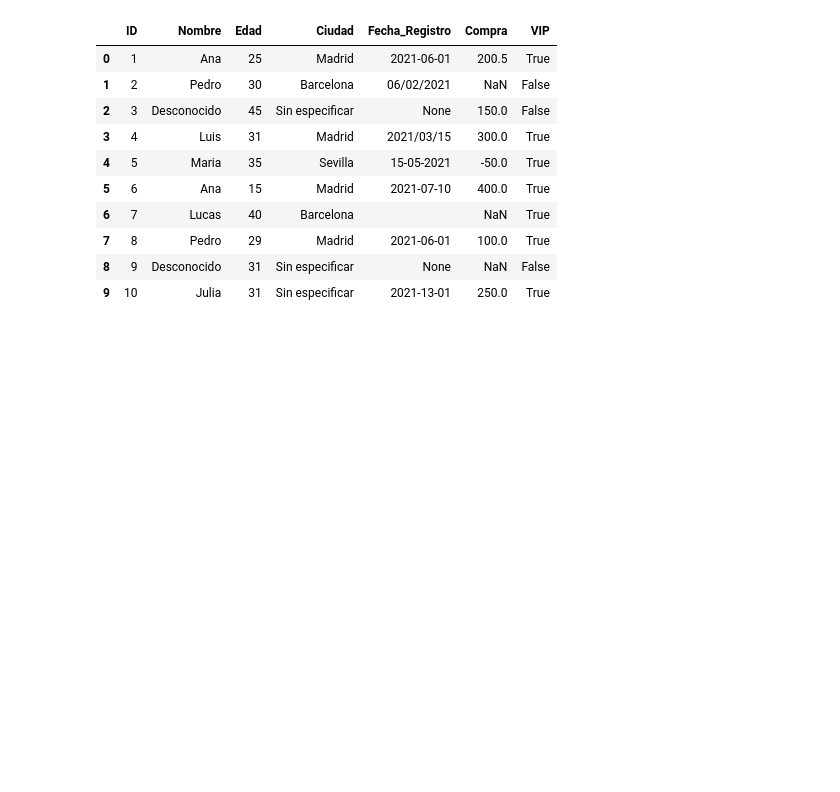
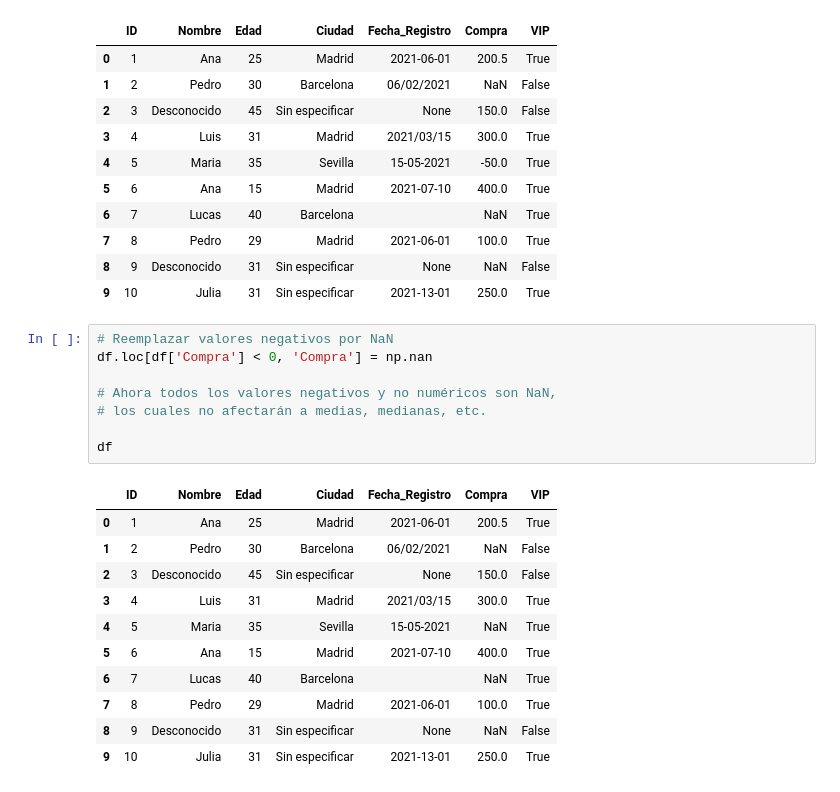
Before and after one commit to PabloSanchez87/DataScience_and_IA, a Jupyter notebook: Notebooks/Nafri/4-Python_pandas_limpieza_datos_ejercicio.ipynb, the cells around one changed output. Drawn from its saved outputs; the diff is of its cells as text; blank space fills up the shorter version.

```diff
--- a/Notebooks/Nafri/4-Python_pandas_limpieza_datos_ejercicio.ipynb
+++ b/Notebooks/Nafri/4-Python_pandas_limpieza_datos_ejercicio.ipynb
@@ -188,3 +186,23 @@ df
 | 7 | 8 | Pedro | 29 | Madrid | 2021-06-01 | 100.0 | True |
 | 8 | 9 | Desconocido | 31 | Sin especificar | None | NaN | False |
 | 9 | 10 | Julia | 31 | Sin especificar | 2021-13-01 | 250.0 | True |
+# %%
+# Reemplazar valores negativos por NaN
+df.loc[df['Compra'] < 0, 'Compra'] = np.nan
+
+# Ahora todos los valores negativos y no numéricos son NaN,
+# los cuales no afectarán a medias, medianas, etc.
+
+df
+# %% [output]
+|  | ID | Nombre | Edad | Ciudad | Fecha_Registro | Compra | VIP |
+| 0 | 1 | Ana | 25 | Madrid | 2021-06-01 | 200.5 | True |
+| 1 | 2 | Pedro | 30 | Barcelona | 06/02/2021 | NaN | False |
+| 2 | 3 | Desconocido | 45 | Sin especificar | None | 150.0 | False |
+| 3 | 4 | Luis | 31 | Madrid | 2021/03/15 | 300.0 | True |
+| 4 | 5 | Maria | 35 | Sevilla | 15-05-2021 | NaN | True |
+| 5 | 6 | Ana | 15 | Madrid | 2021-07-10 | 400.0 | True |
+| 6 | 7 | Lucas | 40 | Barcelona |  | NaN | True |
+| 7 | 8 | Pedro | 29 | Madrid | 2021-06-01 | 100.0 | True |
+| 8 | 9 | Desconocido | 31 | Sin especificar | None | NaN | False |
+| 9 | 10 | Julia | 31 | Sin especificar | 2021-13-01 | 250.0 | True |
```
Also changed, not shown: parts of 3 cells of this notebook.
